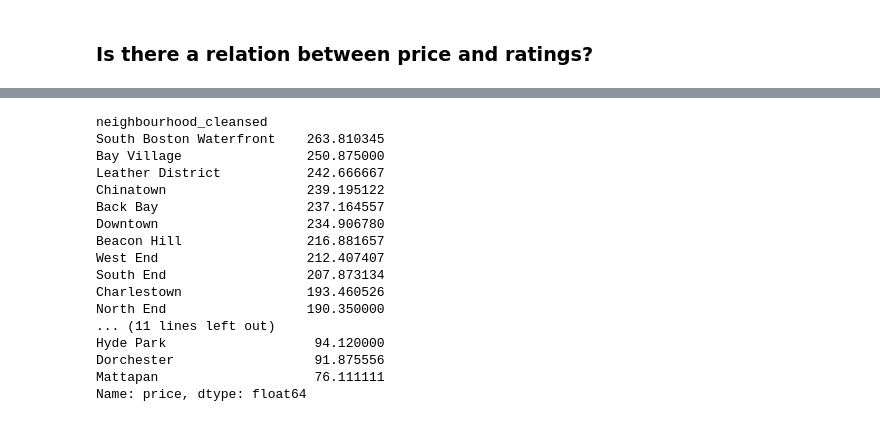
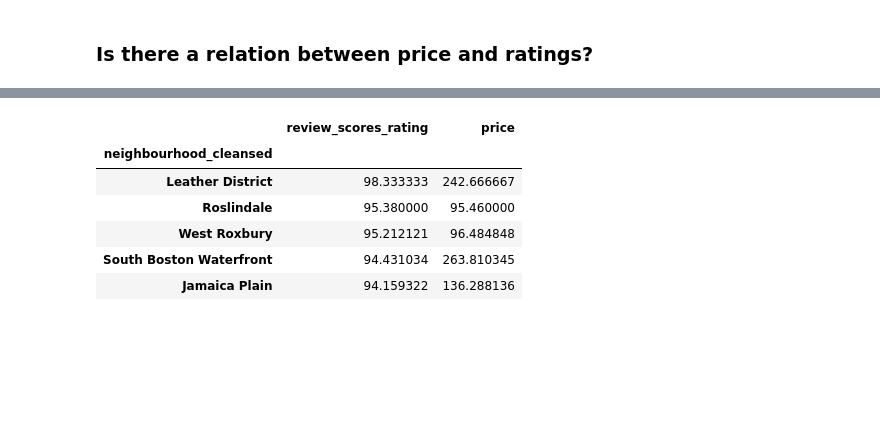
Before and after one commit to MiRoDS/DataScience_Project1, a Jupyter notebook: AirBNBAnalysis.ipynb, the cells around one changed output, grey strips where cells are left out. Drawn from its saved outputs; the diff is of its cells as text; code cells hidden in the pictures; blank space fills up the shorter version.

```diff
--- a/AirBNBAnalysis.ipynb
+++ b/AirBNBAnalysis.ipynb
@@ -387,20 +350,13 @@ Name: review_scores_rating, dtype: float64
-# %%
-df_reduced.groupby('neighbourhood_cleansed').mean()['price'].sort_values(ascending=False)
-# %% [output]
-neighbourhood_cleansed
-South Boston Waterfront    263.810345
-Bay Village                250.875000
-Leather District           242.666667
-Chinatown                  239.195122
-Back Bay                   237.164557
-Downtown                   234.906780
-Beacon Hill                216.881657
-West End                   212.407407
-South End                  207.873134
-Charlestown                193.460526
-North End                  190.350000
-... (11 lines left out)
-Hyde Park                   94.120000
-Dorchester                  91.875556
-Mattapan                    76.111111
-Name: price, dtype: float64
+# %%
+df_neighbourhood_relations=pd.DataFrame()
+df_neighbourhood_relations['review_scores_rating']=df_reduced.groupby('neighbourhood_cleansed').mean()['review_scores_rating'].sort_values(ascending=False)
+df_neighbourhood_relations['price']=df_reduced.groupby('neighbourhood_cleansed').mean()['price'].sort_values(ascending=False)
+df_neighbourhood_relations.head()
+# %% [output]
+|  | review_scores_rating | price |
+| neighbourhood_cleansed |  |  |
+| Leather District | 98.333333 | 242.666667 |
+| Roslindale | 95.380000 | 95.460000 |
+| West Roxbury | 95.212121 | 96.484848 |
+| South Boston Waterfront | 94.431034 | 263.810345 |
+| Jamaica Plain | 94.159322 | 136.288136 |
```
Also changed, not shown: parts of 27 cells of this notebook.
